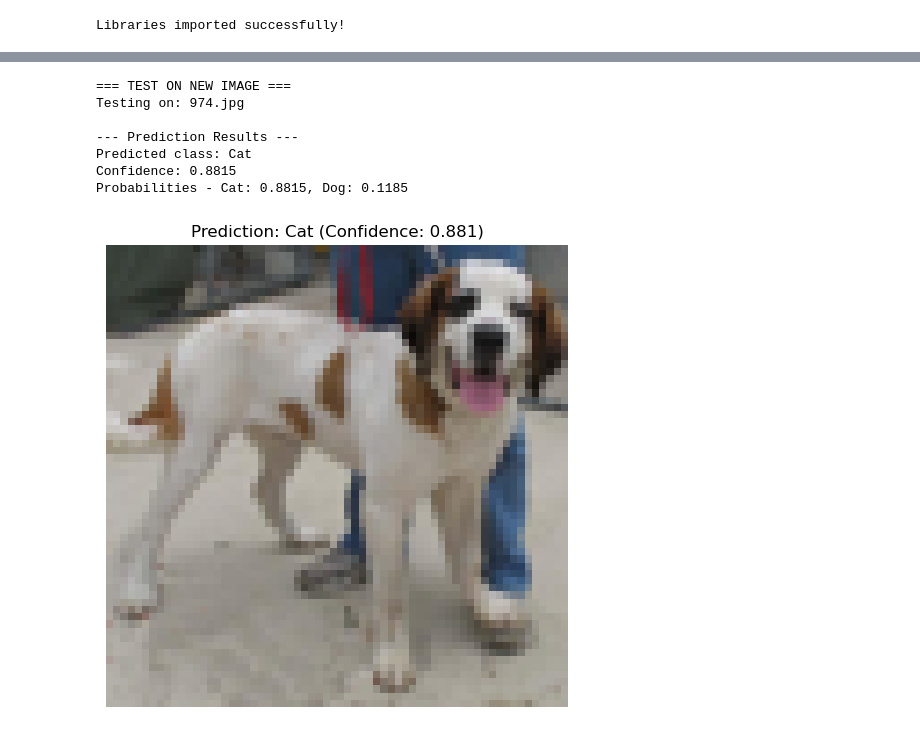
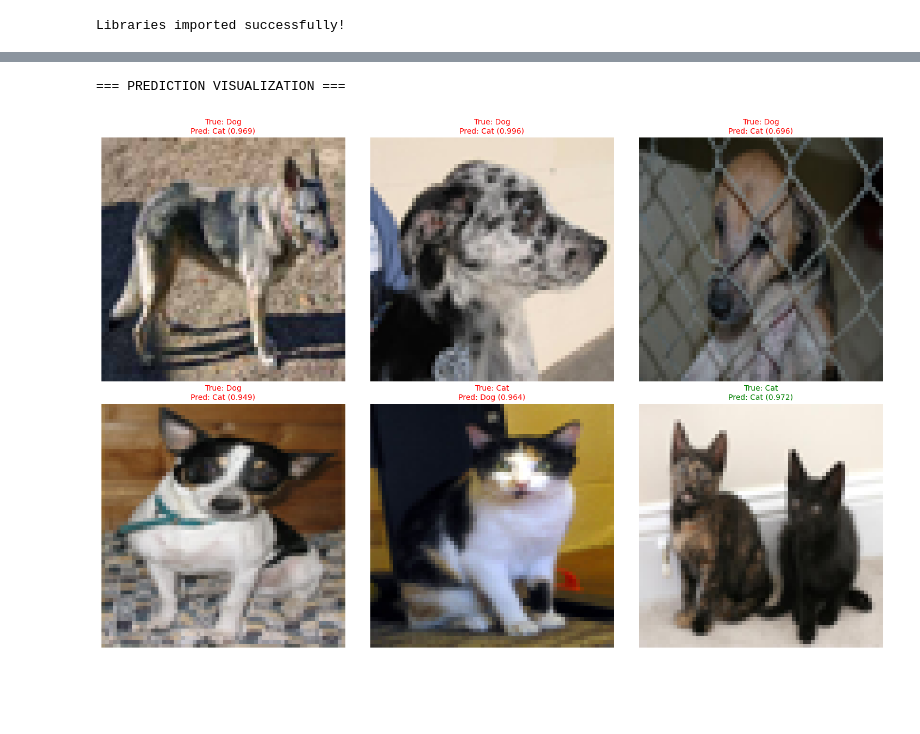
Before and after one commit to Rishad-007/phd, a Jupyter notebook: pca_lda.ipynb, the cells around one changed output, grey strips where cells are left out. Drawn from its saved outputs; the diff is of its cells as text; code cells hidden in the pictures; blank space fills up the shorter version.

```diff
--- a/pca_lda.ipynb
+++ b/pca_lda.ipynb
@@ -455,59 +386,42 @@ Red titles = Incorrect predictions
 # %%
-# --- Step 11: Test on New Image (Optional) ---
-def load_single_image(img_path, img_size=64):
-    """
-    Load and preprocess a single image for prediction
-    """
-    try:
-        img = Image.open(img_path).convert("RGB")
-        img = img.resize((img_size, img_size))
-        arr = np.array(img).flatten() / 255.0
-        return arr
-    except Exception as e:
-        print(f"Error loading image: {e}")
-        return None
+# --- Step 11: Visualize Some Predictions ---
+print("\n=== PREDICTION VISUALIZATION ===")
 
-print("\n=== TEST ON NEW IMAGE ===")
+# Select random test samples to visualize
+n_samples = 6
+sample_indices = np.random.choice(len(X_test), n_samples, replace=False)
 
-# Test with your design image
-test_img_path = "974.jpg"
+fig, axes = plt.subplots(2, 3, figsize=(15, 10))
+axes = axes.flatten()
 
-if os.path.exists(test_img_path):
-    print(f"Testing on: {test_img_path}")
+class_names = ['Cat', 'Dog']
 
-    # Load and preprocess the image
-    x_new = load_single_image(test_img_path, img_size=img_size)
+for i, idx in enumerate(sample_indices):
+    # Reshape flattened image back to original shape
+    img = X_test[idx].reshape(img_size, img_size, 3)
 
-    if x_new is not None:
-        # Apply PCA transformation
-        x_new_pca = pca.transform([x_new])
+    # Get prediction info
+    pred_class = y_pred[idx]
+    true_class = y_test[idx]
+    pred_confidence = y_pred_proba[idx][pred_class]
 
-        # Make prediction
-        pred = lda.predict(x_new_pca)
-        pred_proba = lda.predict_proba(x_new_pca)
+    # Display image
+    axes[i].imshow(img)
+    axes[i].axis('off')
 
-        print(f"\n--- Prediction Results ---")
-        print(f"Predicted class: {class_names[pred[0]]}")
-        print(f"Confidence: {pred_proba[0][pred[0]]:.4f}")
-        print(f"Probabilities - Cat: {pred_proba[0][0]:.4f}, Dog: {pred_proba[0][1]:.4f}")
+    # Create title
+    title = f"True: {class_names[true_class]}\n"
+    title += f"Pred: {class_names[pred_class]} ({pred_confidence:.3f})"
 
-        # Display the image
-        img_display = x_new.reshape(img_size, img_size, 3)
-        plt.figure(figsize=(6, 6))
-        plt.imshow(img_display)
-        plt.title(f"Prediction: {class_names[pred[0]]} (Confidence: {pred_proba[0][pred[0]]:.3f})")
-        plt.axis('off')
-        plt.show()
+    # Color: green if correct, red if incorrect
+    color = 'green' if pred_class == true_class else 'red'
+    axes[i].set_title(title, color=color, fontsize=10)
 
-else:
-    print(f"Test image not found at: {test_img_path}")
-    print("You can add any image to test the model!")
+plt.tight_layout()
+plt.show()
+
+print("Green titles = Correct predictions")
+print("Red titles = Incorrect predictions")
 # %% [output]
-=== TEST ON NEW IMAGE ===
-Testing on: 974.jpg
-
---- Prediction Results ---
-Predicted class: Cat
-Confidence: 0.8815
-Probabilities - Cat: 0.8815, Dog: 0.1185
+=== PREDICTION VISUALIZATION ===
-[figure, old version]
+[figure, new version]
```
Also changed, not shown: parts of 12 cells of this notebook.
